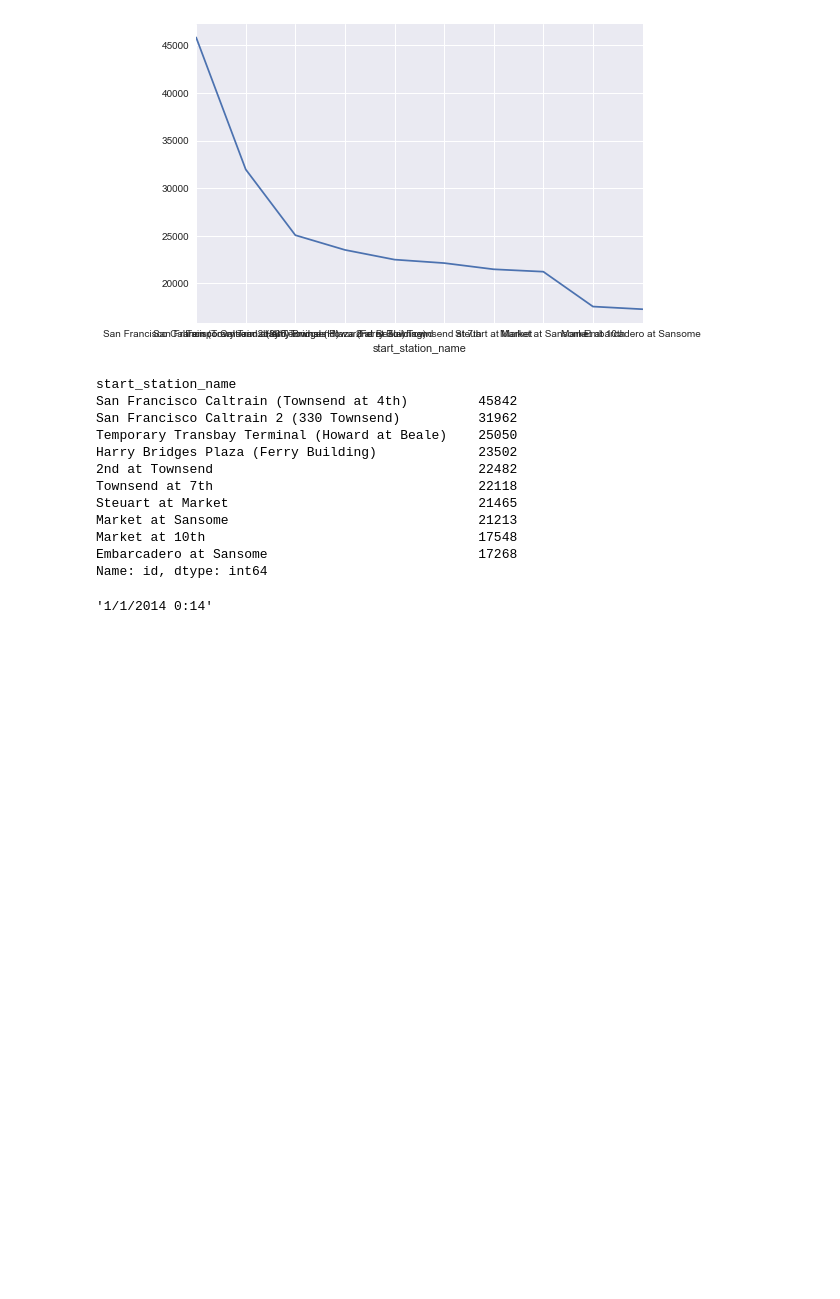
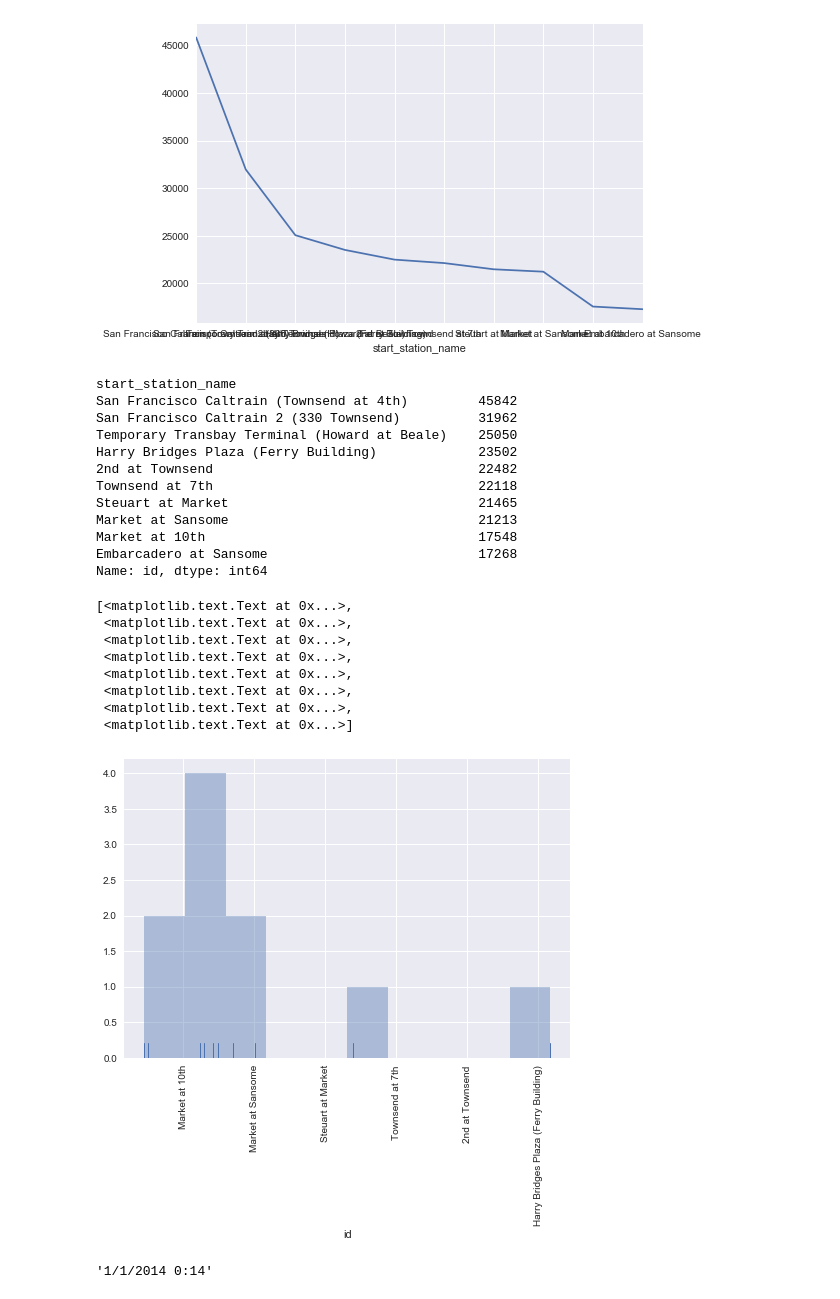
Before and after one commit to blindseth/dadata, a Jupyter notebook: SFBikeShare/derailleur.ipynb, the cells around one changed output. Cells and saved outputs as stored; diff of their text form; code cells hidden in the pictures; blank space fills up the shorter version.

```diff
--- a/SFBikeShare/derailleur.ipynb
+++ b/SFBikeShare/derailleur.ipynb
@@ -171,17 +173,32 @@ Name: id, dtype: int64
 # sns.stripplot(x=subs,y=subs.index, data=subs)
 # %%
 # subs ---
-# sns.distplot(subs, kde=False, rug=True) #, axlabel=subs.index.all)
+grph = sns.distplot(subs, kde=False, rug=True) #, axlabel=subs.index.all)
+
+grph.set_xticklabels(labels = subs.index, rotation=90)
+
+#g.set_xticklabels(rotation=30);
+
 
 # df_trip ---
 # sns.stripplot(x='start_station_name', y=id.count(), data=df_trip)
 
 # sns.stripplot(x='start_station_name', groupby='start_station_name', data=df_trip)
               # y=df_trip.id.count,data=df_trip)
 
 # sns.stripplot(groupby='start_station_name', data=df_trip)
 
 # sns.kdeplot(subs)
+# %% [output]
+[<matplotlib.text.Text at 0x...>,
+ <matplotlib.text.Text at 0x...>,
+ <matplotlib.text.Text at 0x...>,
+ <matplotlib.text.Text at 0x...>,
+ <matplotlib.text.Text at 0x...>,
+ <matplotlib.text.Text at 0x...>,
+ <matplotlib.text.Text at 0x...>,
+ <matplotlib.text.Text at 0x...>]
+[figure, added]
 # %%
 # other trip info - what time does trip data cover?
 
```
Also changed, not shown: parts of 2 cells of this notebook.
